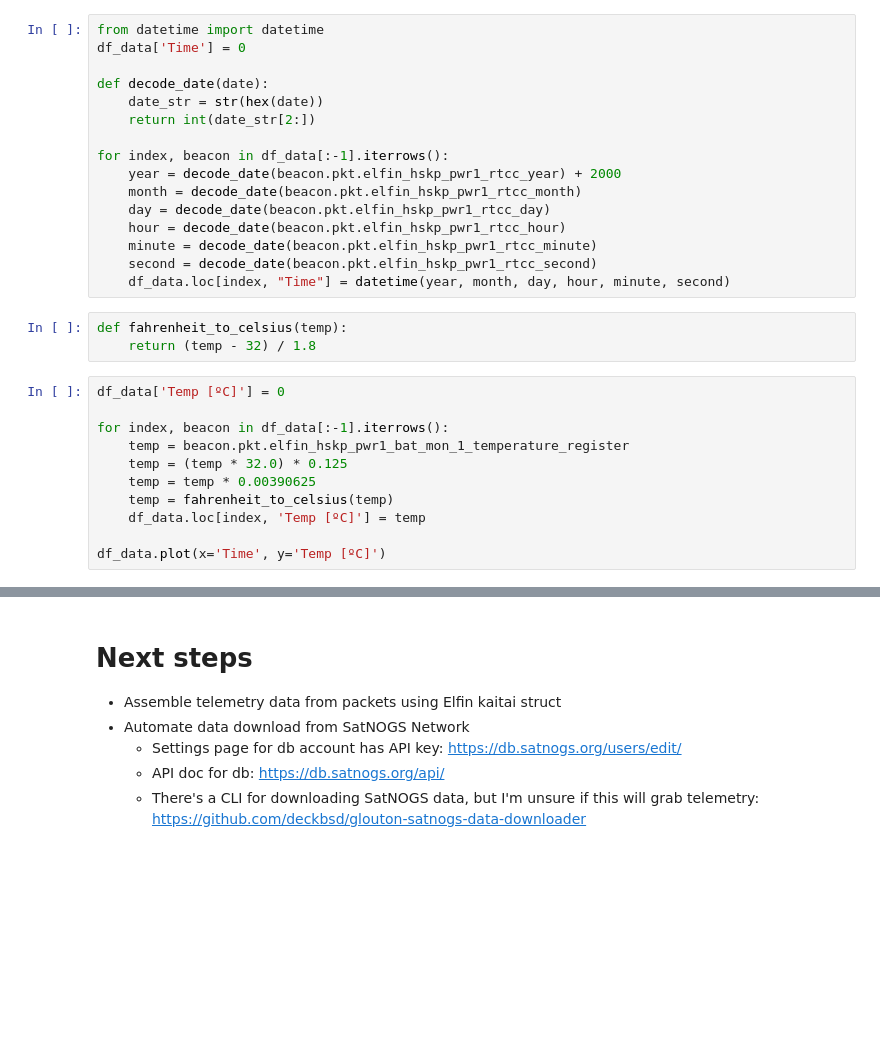
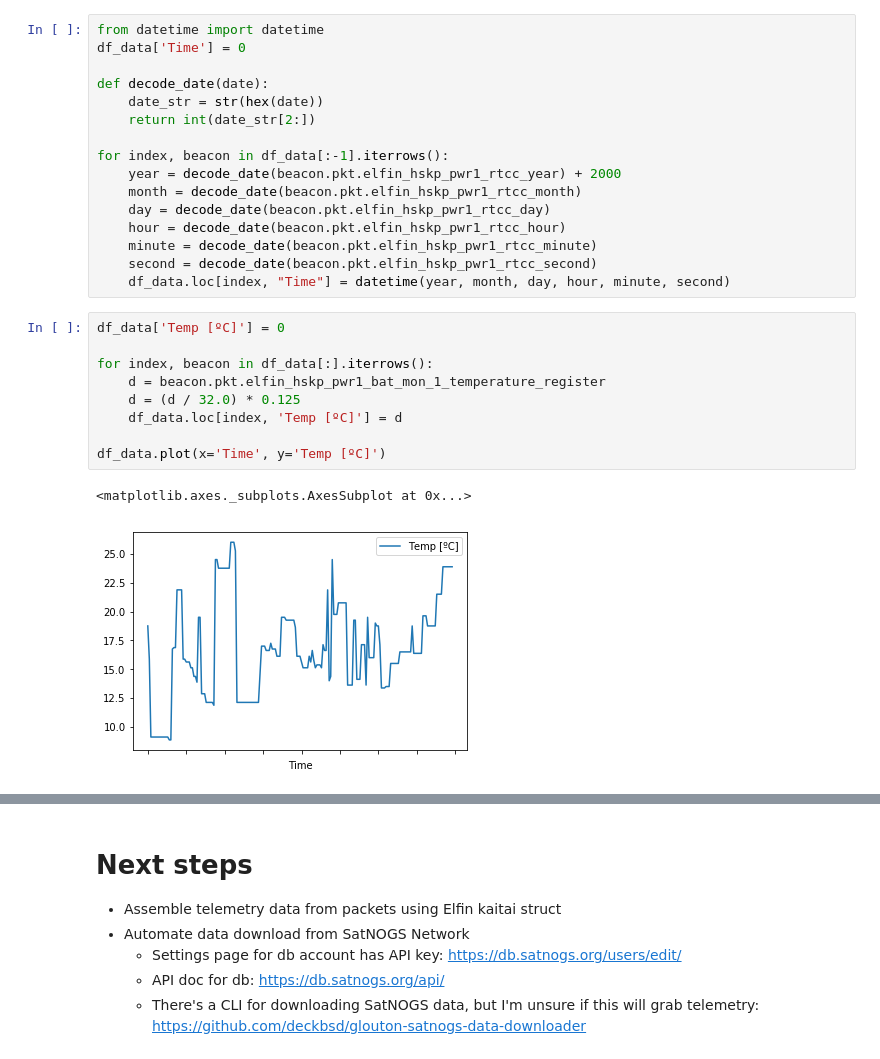
Before and after one commit to geugenm/polaris, a Jupyter notebook: parser.ipynb, the cells around one changed output, grey strips where cells are left out. Drawn from its saved outputs; the diff is of its cells as text; blank space fills up the shorter version.

Commit message:
Decode bat temp, voltage and current

```diff
--- a/parser.ipynb
+++ b/parser.ipynb
@@ -115,17 +115,15 @@ for index, beacon in df_data[:-1].iterrows():
     minute = decode_date(beacon.pkt.elfin_hskp_pwr1_rtcc_minute)
     second = decode_date(beacon.pkt.elfin_hskp_pwr1_rtcc_second)
     df_data.loc[index, "Time"] = datetime(year, month, day, hour, minute, second)
-# %%
-def fahrenheit_to_celsius(temp):
-    return (temp - 32) / 1.8
 # %%
 df_data['Temp [ºC]'] = 0
 
-for index, beacon in df_data[:-1].iterrows():
-    temp = beacon.pkt.elfin_hskp_pwr1_bat_mon_1_temperature_register
-    temp = (temp * 32.0) * 0.125
-    temp = temp * 0.00390625
-    temp = fahrenheit_to_celsius(temp)
-    df_data.loc[index, 'Temp [ºC]'] = temp
+for index, beacon in df_data[:].iterrows():
+    d = beacon.pkt.elfin_hskp_pwr1_bat_mon_1_temperature_register
+    d = (d / 32.0) * 0.125
+    df_data.loc[index, 'Temp [ºC]'] = d
 
 df_data.plot(x='Time', y='Temp [ºC]')
+# %% [output]
+<matplotlib.axes._subplots.AxesSubplot at 0x...>
+[figure, added]
```
Also changed, not shown: parts of 2 cells of this notebook.
